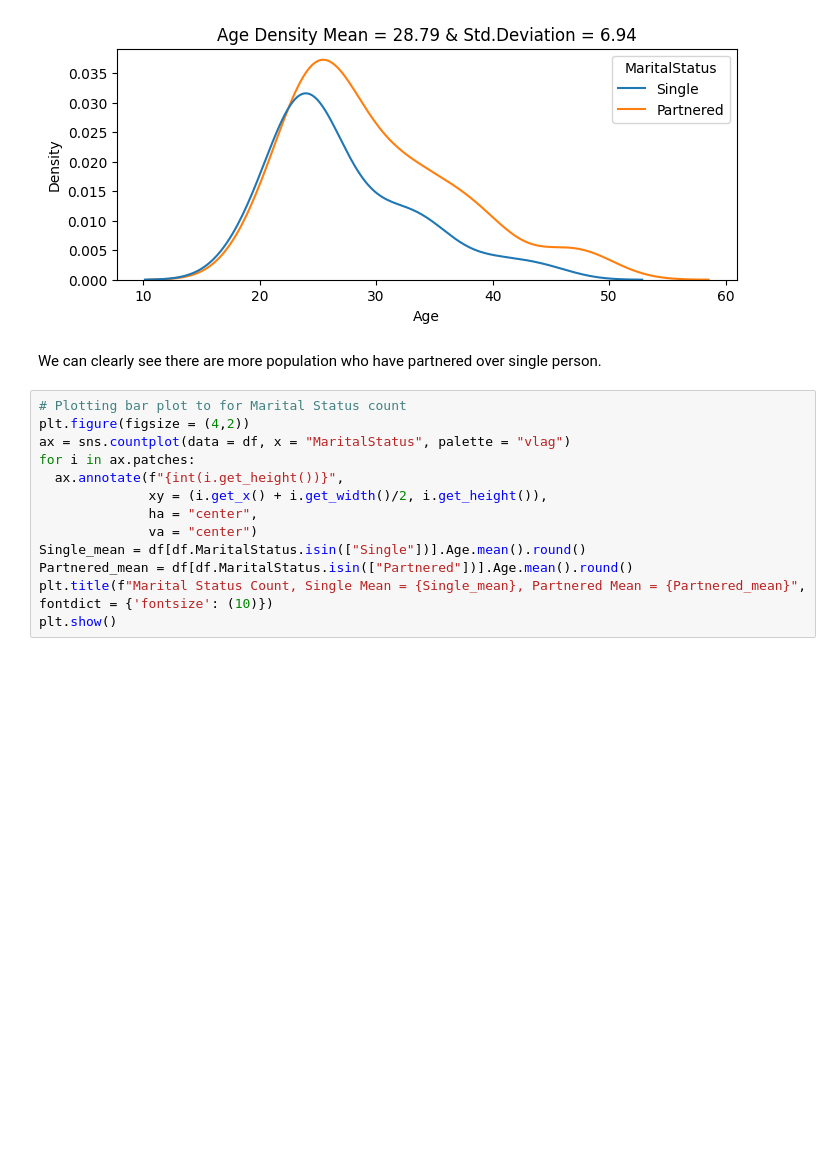
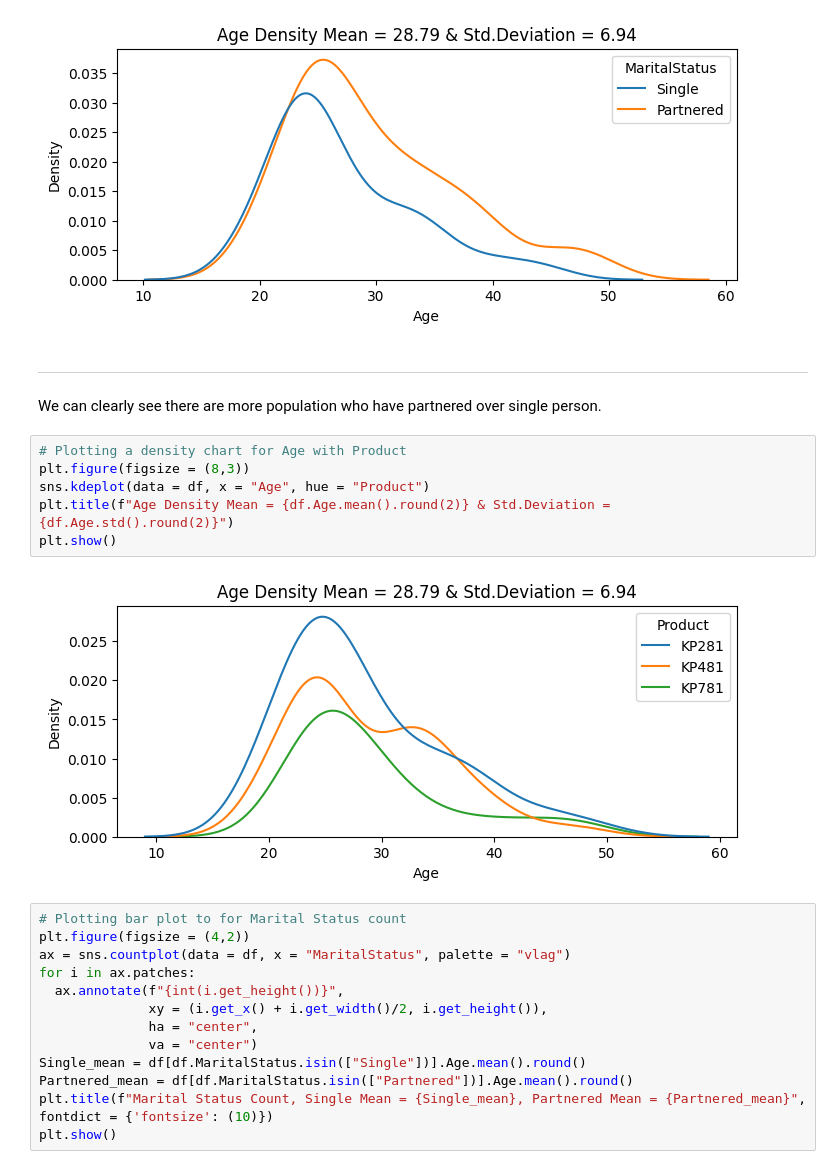
Before and after one commit to iamutkarshgoyal/Aerofit_Statistical_Analysis, a Jupyter notebook: Aerofit_Data_Analysis.ipynb, the cells around one changed output. Saved outputs shown, nothing was run; the diff lists cells and outputs as text; blank space fills up the shorter version.

```diff
--- a/Aerofit_Data_Analysis.ipynb
+++ b/Aerofit_Data_Analysis.ipynb
@@ -242,7 +274,20 @@ plt.show()
 # %% [output]
 [figure]
 # %% [markdown]
+
+
+---
+
+
 We can clearly see there are more population who have partnered over single person.
+# %%
+# Plotting a density chart for Age with Product
+plt.figure(figsize = (8,3))
+sns.kdeplot(data = df, x = "Age", hue = "Product")
+plt.title(f"Age Density Mean = {df.Age.mean().round(2)} & Std.Deviation = {df.Age.std().round(2)}")
+plt.show()
+# %% [output]
+[figure, added]
 # %%
 # Plotting bar plot to for Marital Status count
 plt.figure(figsize = (4,2))
```
Also changed, not shown: parts of 29 cells of this notebook.
